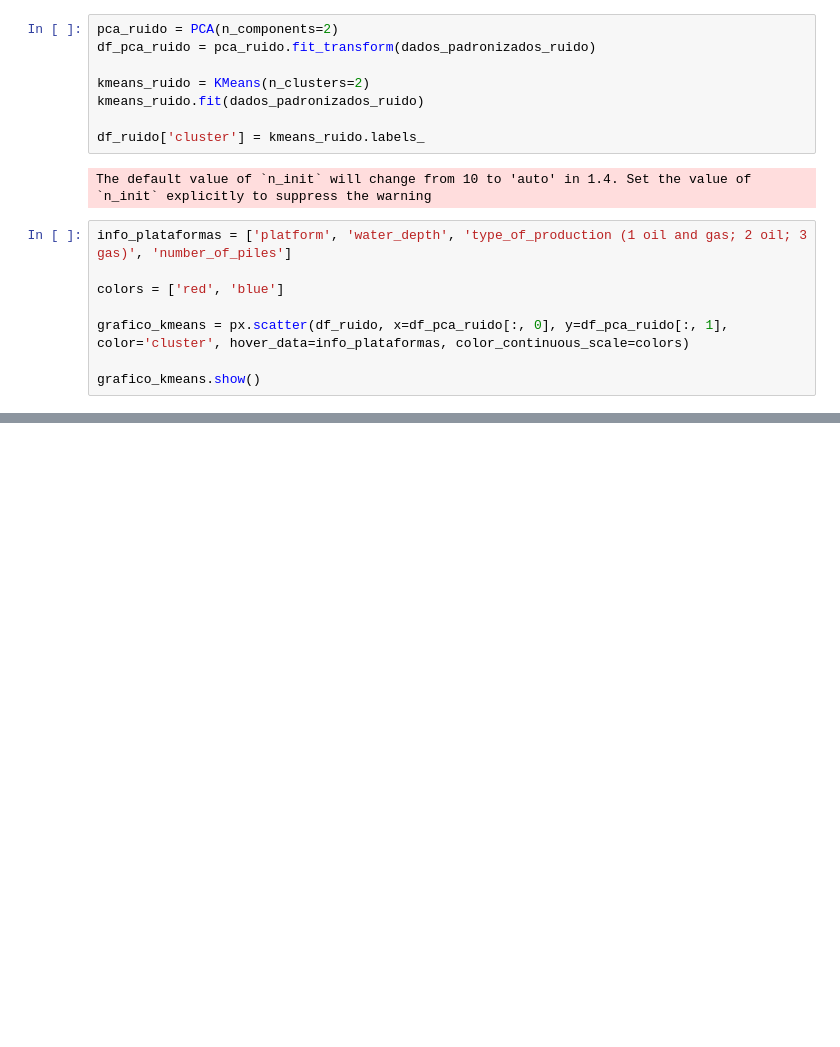
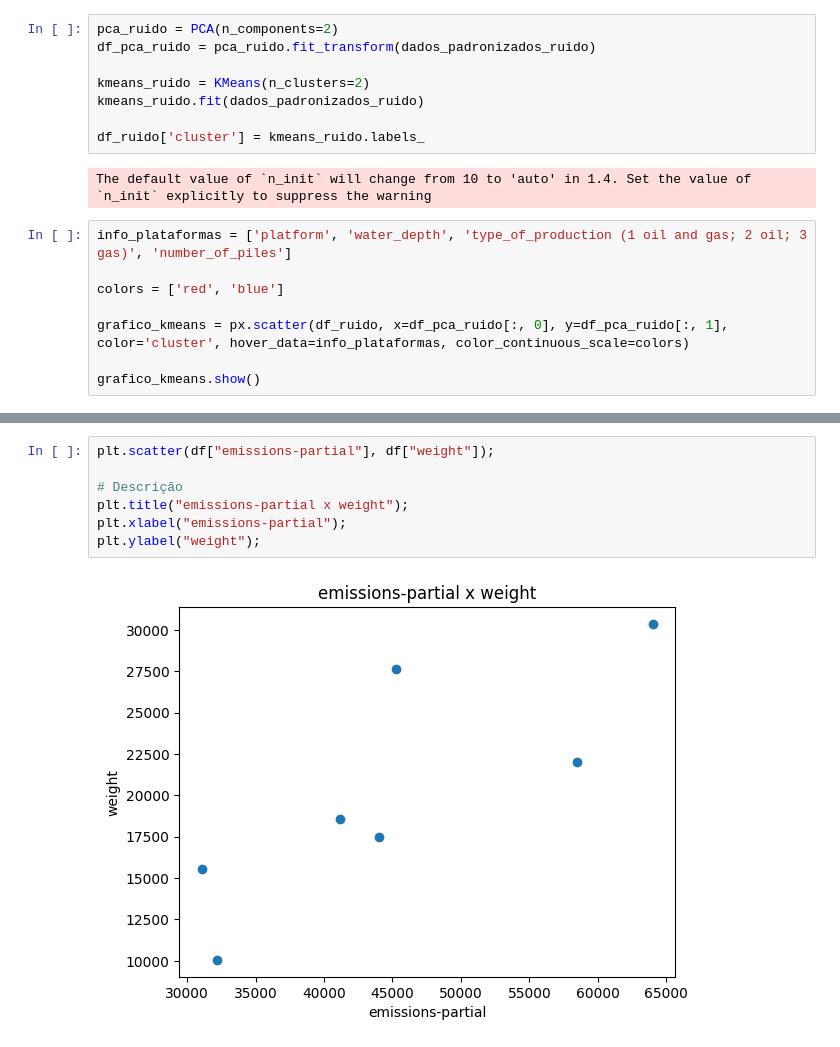
Before and after one commit to JailonWilliam/offshore-platform-decommissioning, a Jupyter notebook: notebooks/main.ipynb, the cells around one changed output, grey strips where cells are left out. Drawn from its saved outputs; the diff is of its cells as text; blank space fills up the shorter version.

```diff
--- a/notebooks/main.ipynb
+++ b/notebooks/main.ipynb
@@ -430,0 +559,9 @@ grafico_kmeans.show()
+# %%
+plt.scatter(df["emissions-partial"], df["weight"]);
+
+# Descrição
+plt.title("emissions-partial x weight");
+plt.xlabel("emissions-partial");
+plt.ylabel("weight");
+# %% [output]
+[figure, added]
```
Also changed, not shown: parts of 36 cells of this notebook, 1 other file.
